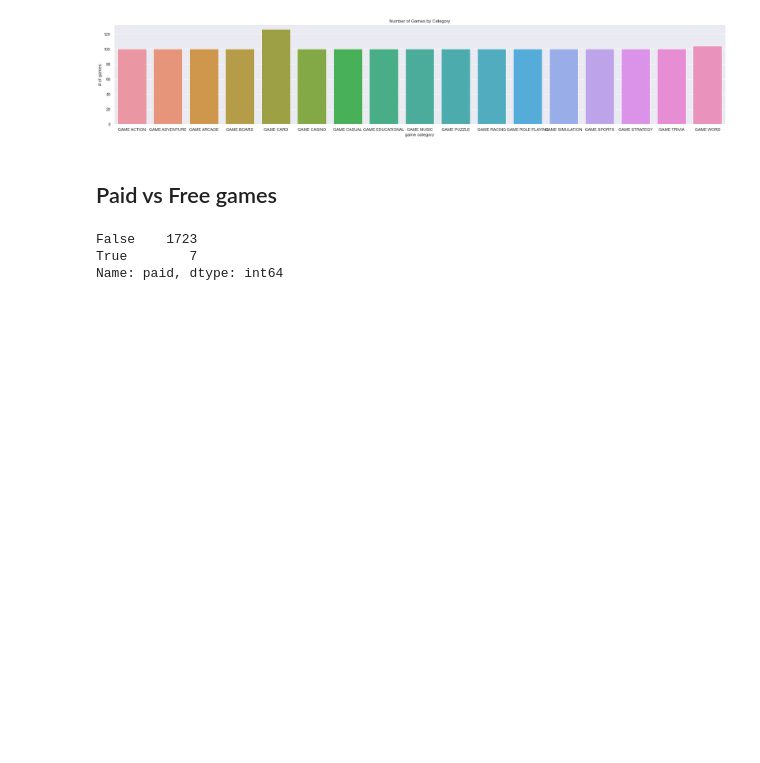
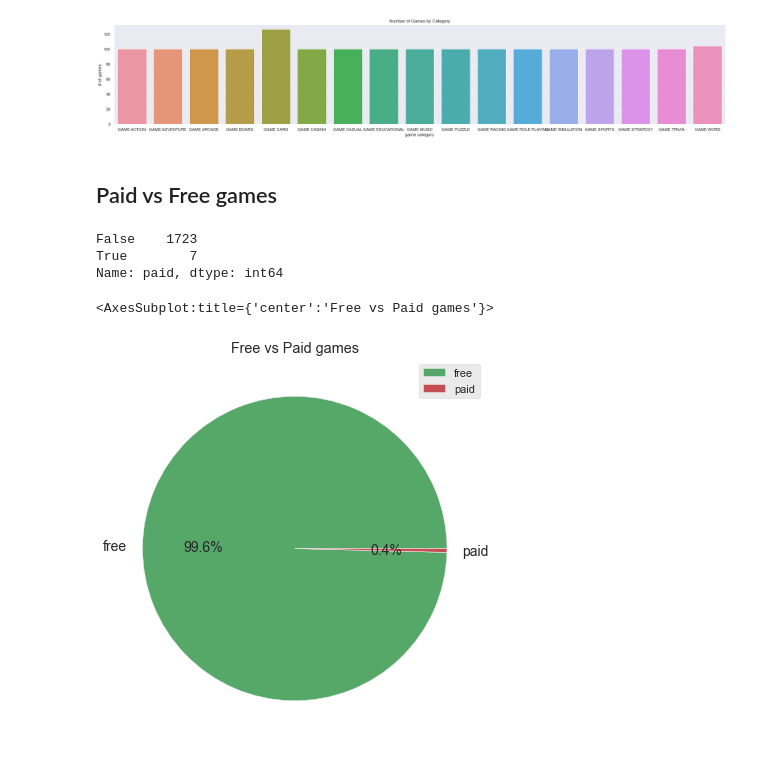
Before and after one commit to R-White-0/Top-Google-PlayStore-Games, a Jupyter notebook: android-games.ipynb, the cells around one changed output. Saved outputs shown, nothing was run; the diff lists cells and outputs as text; code cells hidden in the pictures; blank space fills up the shorter version.

Commit message:
Added pie charts

```diff
--- a/android-games.ipynb
+++ b/android-games.ipynb
@@ -200,3 +203,9 @@ df['paid'].value_counts()
 False    1723
 True        7
 Name: paid, dtype: int64
+# %%
+df['paid'].value_counts().plot(kind='pie', title='Free vs Paid games', legend=True,
+                               autopct='%1.1f%%', fontsize=14, figsize=[7, 7], labels=["free", "paid"], ylabel='', colors=["g", "r"])
+# %% [output]
+<AxesSubplot:title={'center':'Free vs Paid games'}>
+[figure, added]
```
Also changed, not shown: parts of 5 cells of this notebook.
